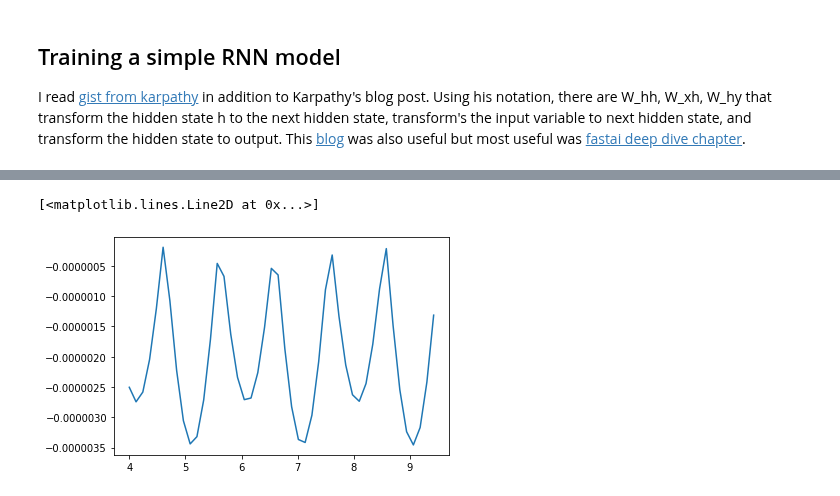
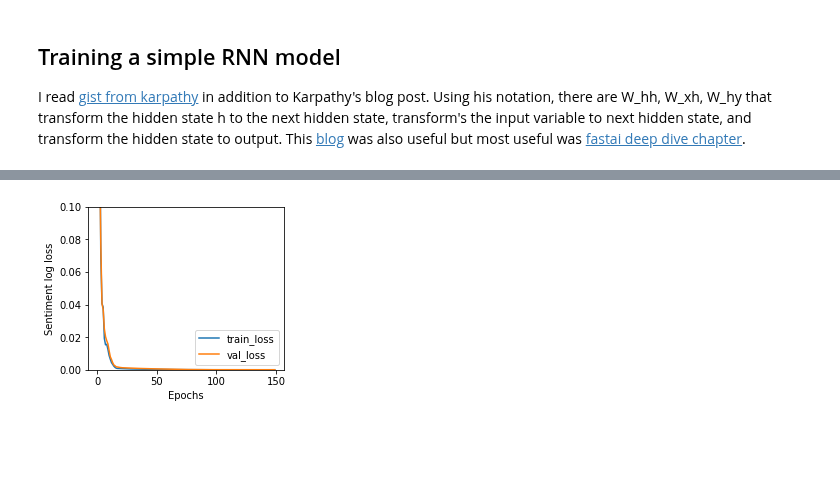
Before and after one commit to parrt/playdl, a Jupyter notebook: notebooks/RNN.ipynb, the cells around one changed output, grey strips where cells are left out. Cells and saved outputs as stored; diff of their text form; code cells hidden in the pictures; blank space fills up the shorter version.

```diff
--- a/notebooks/RNN.ipynb
+++ b/notebooks/RNN.ipynb
@@ -133,10 +137,10 @@ I read [gist from karpathy](https://gist.github.com/karpathy/d4dee566867f8291f08
 class RNN(nn.Module):
     def __init__(self, input_features=4, output_features=1, hidden_size=10):
         super(RNN, self).__init__()
-        self.input_features = input_features
-        self.W_xh  = randn(hidden_size, 1).double()
-        self.W_hh  = randn(hidden_size, hidden_size).double()
-        self.W_hy  = randn(output_features, hidden_size).double()
+        self.output_features = output_features
+        self.W_xh  = randn(hidden_size, 1, std=0.01).double()
+        self.W_hh  = randn(hidden_size, hidden_size, std=0.01).double()
+        self.W_hy  = randn(output_features, hidden_size, std=0.01).double()
         self.W_xh  = nn.Parameter(self.W_xh)
         self.W_hh  = nn.Parameter(self.W_hh)
         self.W_hy  = nn.Parameter(self.W_hy)
@@ -147,21 +151,17 @@ class RNN(nn.Module):
 #         self.by =   torch.zeros(hidden_size, 1, dtype=torch.float)
 
     def forward(self, x):
-        print("x", x.shape)
+#         print("x", x.shape)
         batch_size = x.shape[0]
         nfeatures = x.shape[1]
         h = 0 # placeholder: it's actually going to have shape len(x) by hidden_size
         for i in range(nfeatures): # for all input_features
             xi = x[:,i].reshape(1,-1)
-#             print("xi", xi.shape)
-#             print("W_xh", self.W_xh.shape)
             h += self.W_xh.mm(xi)
-#             print("h", h.shape)
             foo = self.W_hh.mm(h)
-#             print("foo", foo.shape)
             h = torch.relu(foo)
         o = self.W_hy.mm(h)
-        return o
+        return o.reshape(batch_size, self.output_features)
 # %%
 X_train, X_valid, y_train, y_valid = train_test_split(X, y, 0.20)
 # %%
@@ -173,10 +175,13 @@ x torch.Size([96, 4])
 # %%
-print(f"{len(X_train)} training and {len(X_valid)} test records")
-model, history = train(rnn, TensorDataset(X_train, y_train), TensorDataset(X_valid, y_valid),
-                       epochs=5,
-                       learning_rate=.01,
-                       weight_decay=0.000001,
-                       batch_size=32,
-                       print_every=1)
+rnn = RNN(input_features=k).to(device)
+model, history = rtrain(rnn, TensorDataset(X_train, y_train), TensorDataset(X_valid, y_valid),
+                        loss_fn=torch.nn.MSELoss(),
+                        metric=torch.nn.L1Loss(),
+                        epochs=150,
+                        learning_rate=.02,
+                        weight_decay=0.0000001,
+                        batch_size=32,
+                        print_every=20)
 
-plot_history(history, yrange=(0,1.0))
+plot_history(history, yrange=(0,.1))
+# %% [output]
@@ -183,5 +196 @@ plot_history(history, yrange=(0,1.0))
+[figure, added]
-# %%
-plt.plot(np.linspace(k,3*np.pi,timesteps-k), y_pred.reshape(-1))
-# %% [output]
-[<matplotlib.lines.Line2D at 0x...>]
-[figure, removed]
```
Also changed, not shown: parts of 9 cells of this notebook.
